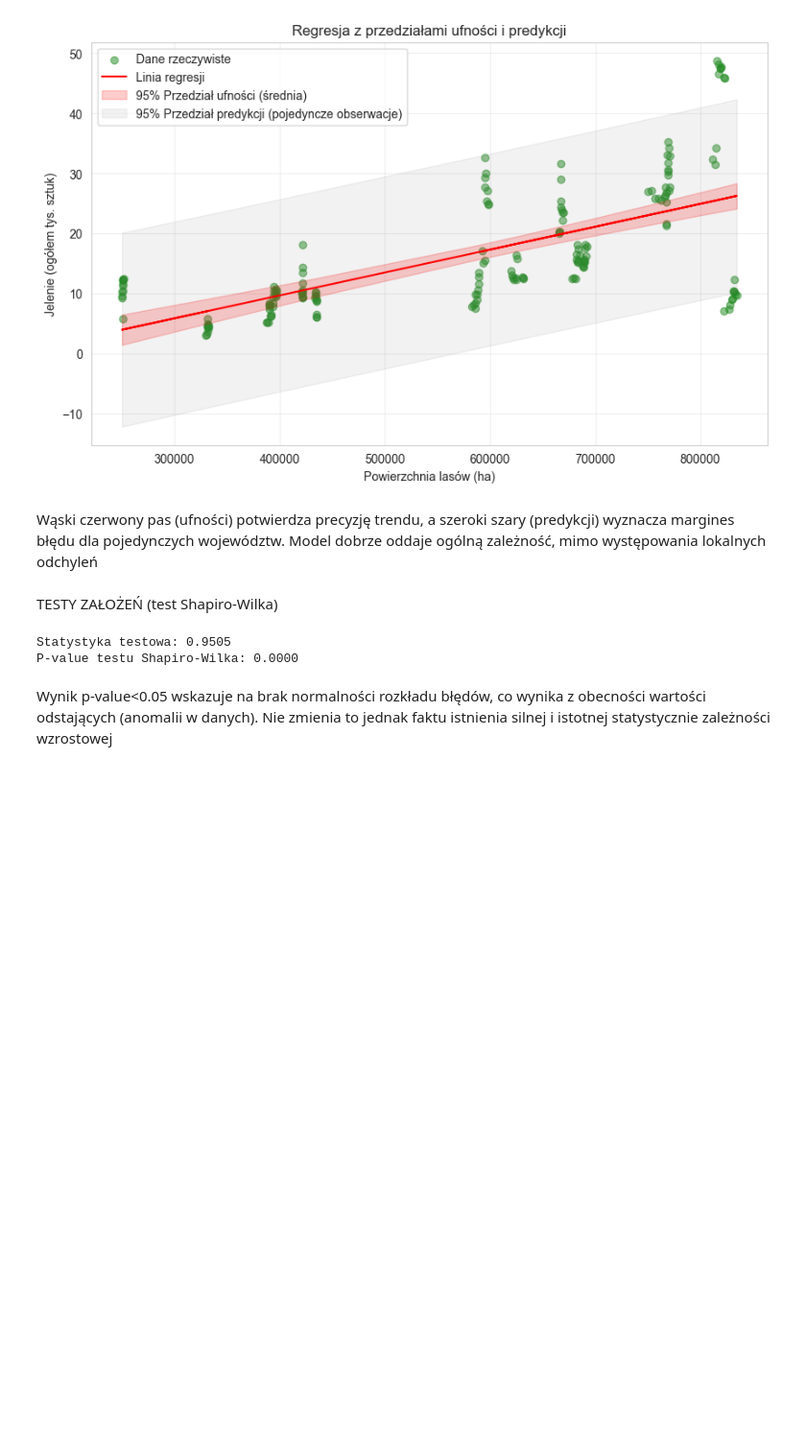
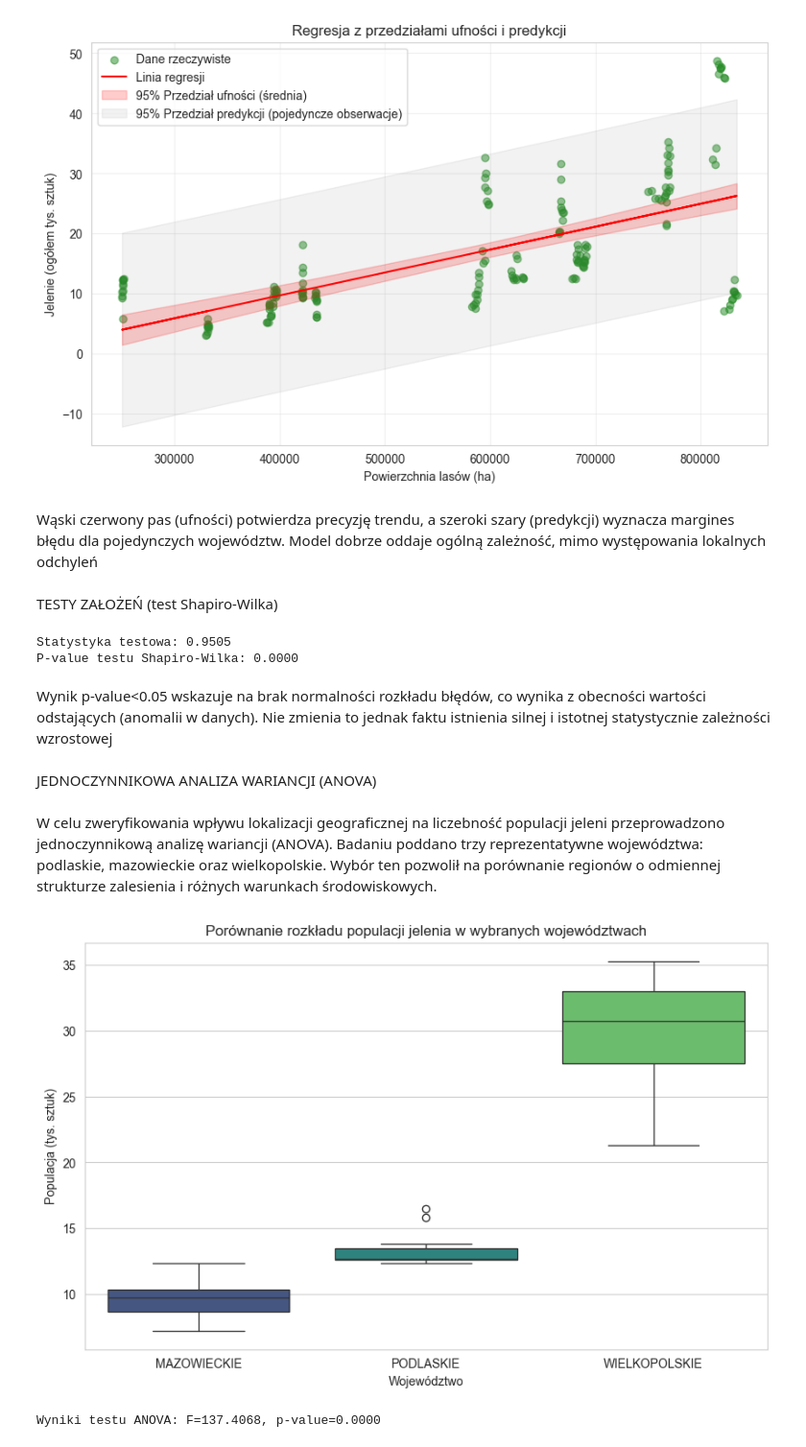
Before and after one commit to edyta02/Analiza-danych-z-R-i-Python---LW, a Jupyter notebook: Projekt.ipynb, the cells around one changed output. Shown at 96% size. Saved outputs shown, nothing was run; the diff lists cells and outputs as text; code cells hidden in the pictures; blank space fills up the shorter version.

Commit message:
Testy: Anova, Chi-Kwadrat, podsumowanie projektu

```diff
--- a/Projekt.ipynb
+++ b/Projekt.ipynb
@@ -1653,3 +1661,35 @@ Statystyka testowa: 0.9505
 P-value testu Shapiro-Wilka: 0.0000
 # %% [markdown]
 Wynik p-value<0.05 wskazuje na brak normalności rozkładu błędów, co wynika z obecności wartości odstających (anomalii w danych). Nie zmienia to jednak faktu istnienia silnej i istotnej statystycznie zależności wzrostowej
+# %% [markdown]
+JEDNOCZYNNIKOWA ANALIZA WARIANCJI (ANOVA)
+# %% [markdown]
+W celu zweryfikowania wpływu lokalizacji geograficznej na liczebność populacji jeleni przeprowadzono jednoczynnikową analizę wariancji (ANOVA). Badaniu poddano trzy reprezentatywne województwa: podlaskie, mazowieckie oraz wielkopolskie. Wybór ten pozwolił na porównanie regionów o odmiennej strukturze zalesienia i różnych warunkach środowiskowych.
+# %%
+# Wczytanie danych
+df_cleaned = pd.read_csv('bdl_data_2014-2024_cleaned.csv')
+
+# Definiowanie województw do analizy porównawczej
+wojewodztwa_testowe = ['PODLASKIE', 'MAZOWIECKIE', 'WIELKOPOLSKIE']
+
+# Selekcja danych populacyjnych
+grupy_anova = [df_cleaned[df_cleaned['Region'] == w]['Jelenie (ogółem tys. sztuk)'] for w in wojewodztwa_testowe]
+
+# Wykonanie jednoczynnikowej analizy wariancji
+f_stat, p_anova = stats.f_oneway(*grupy_anova)
+
+# Wizualizacja rozkładu (Boxplot)
+plt.figure(figsize=(10, 6))
+sns.boxplot(x='Region', y='Jelenie (ogółem tys. sztuk)',
+            data=df_cleaned[df_cleaned['Region'].isin(wojewodztwa_testowe)], palette='viridis')
+
+# Opis wykresu
+plt.title('Porównanie rozkładu populacji jelenia w wybranych województwach')
+plt.xlabel('Województwo') # Zmiana z Region na Województwo
+plt.ylabel('Populacja (tys. sztuk)')
+plt.show()
+
+print(f"Wyniki testu ANOVA: F={f_stat:.4f}, p-value={p_anova:.4f}")
+# %% [output]
+[figure, added]
+Wyniki testu ANOVA: F=137.4068, p-value=0.0000
```
Also changed, not shown: parts of 11 cells of this notebook, 6 other files.
